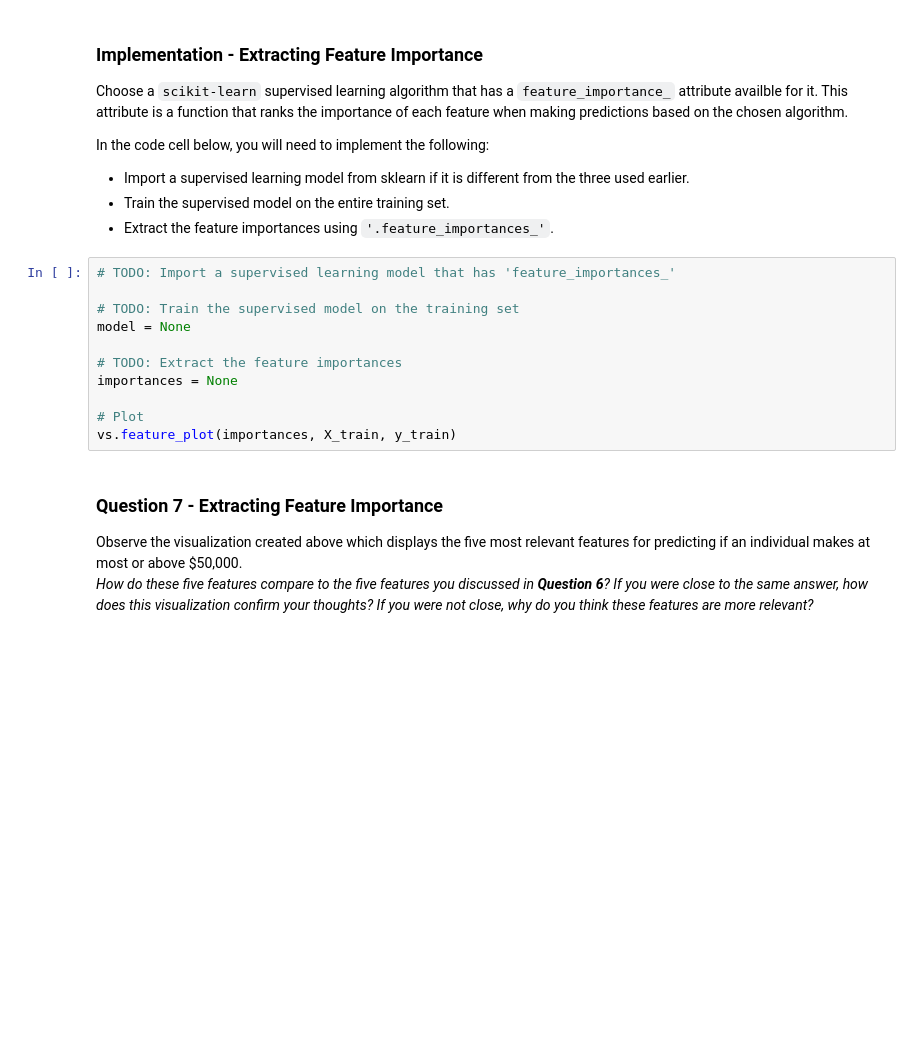
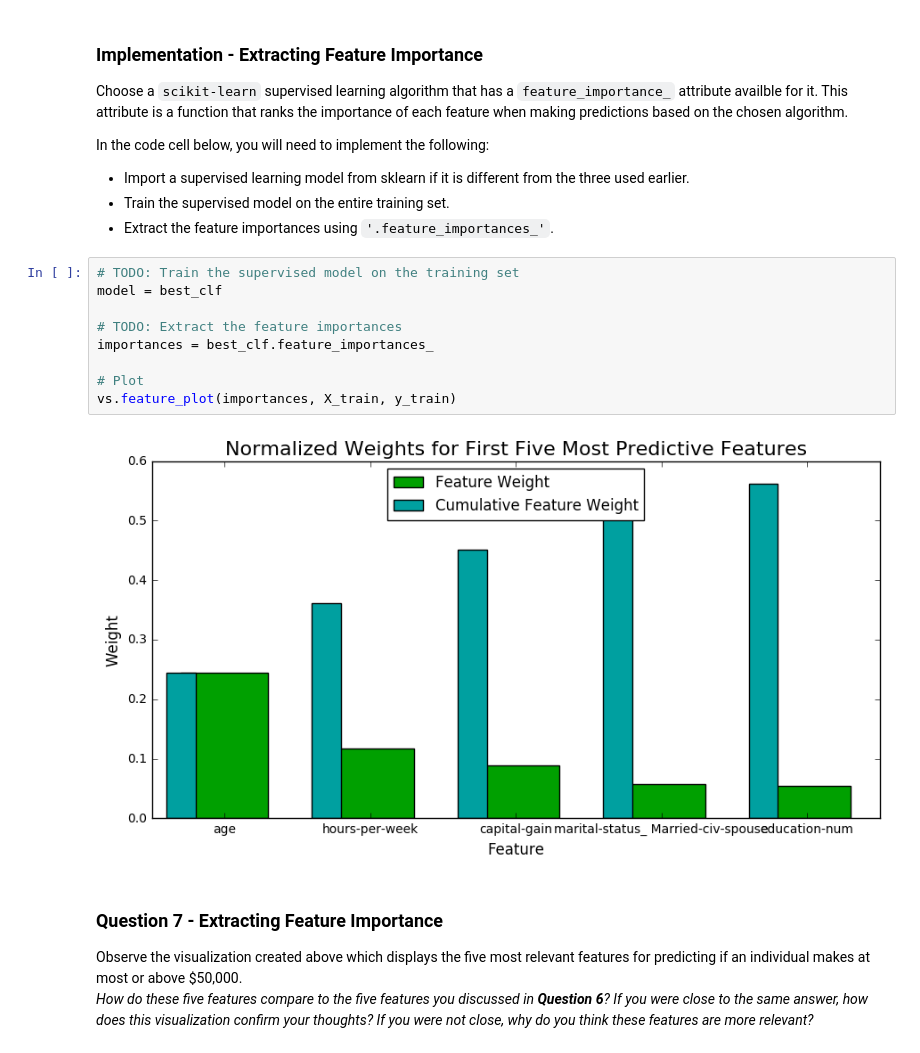
Before and after one commit to tysonanderson/finding_donors, a Jupyter notebook: finding_donors.ipynb, the cells around one changed output. Drawn from its saved outputs; the diff is of its cells as text; blank space fills up the shorter version.

```diff
--- a/finding_donors.ipynb
+++ b/finding_donors.ipynb
@@ -458,16 +491,16 @@ In the code cell below, you will need to implement the following:
  - Train the supervised model on the entire training set.
  - Extract the feature importances using `'.feature_importances_'`.
 # %%
-# TODO: Import a supervised learning model that has 'feature_importances_'
-
 # TODO: Train the supervised model on the training set
-model = None
+model = best_clf
 
 # TODO: Extract the feature importances
-importances = None
+importances = best_clf.feature_importances_
 
 # Plot
 vs.feature_plot(importances, X_train, y_train)
+# %% [output]
+[figure, added]
 # %% [markdown]
 ### Question 7 - Extracting Feature Importance
 
```
Also changed, not shown: parts of 21 cells of this notebook.
